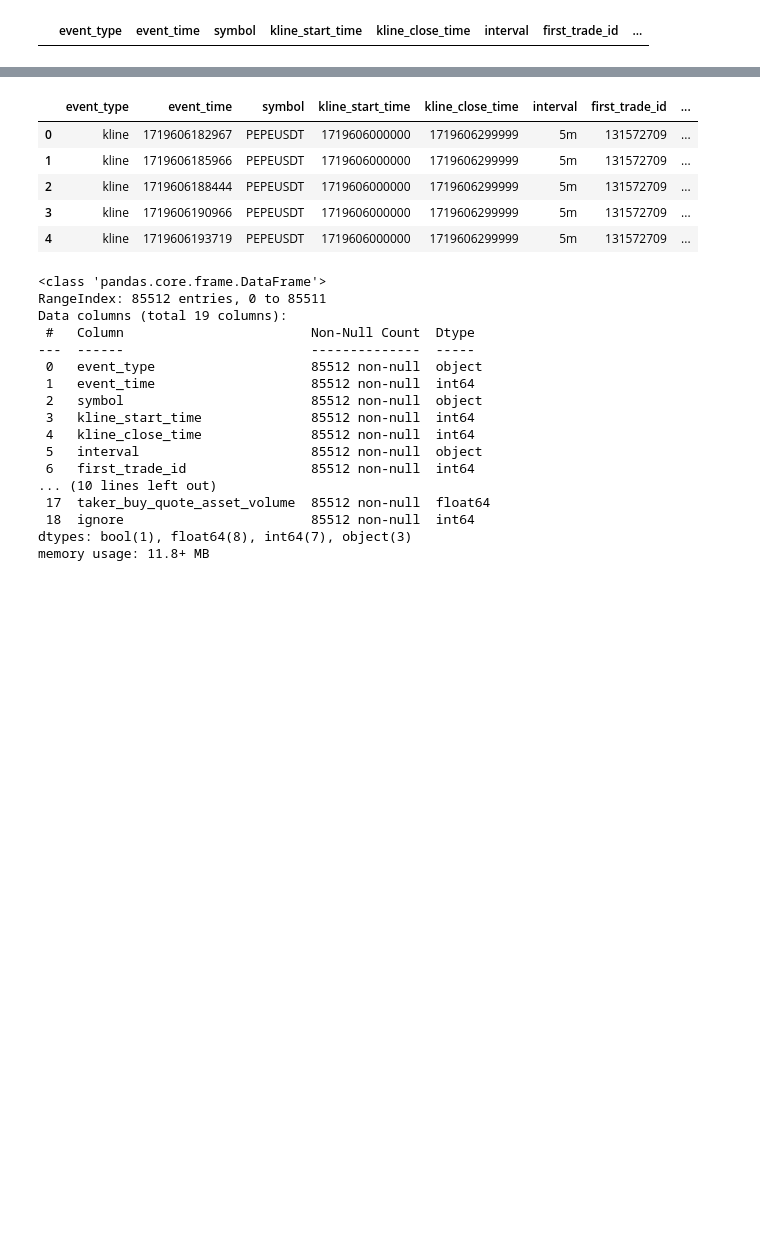
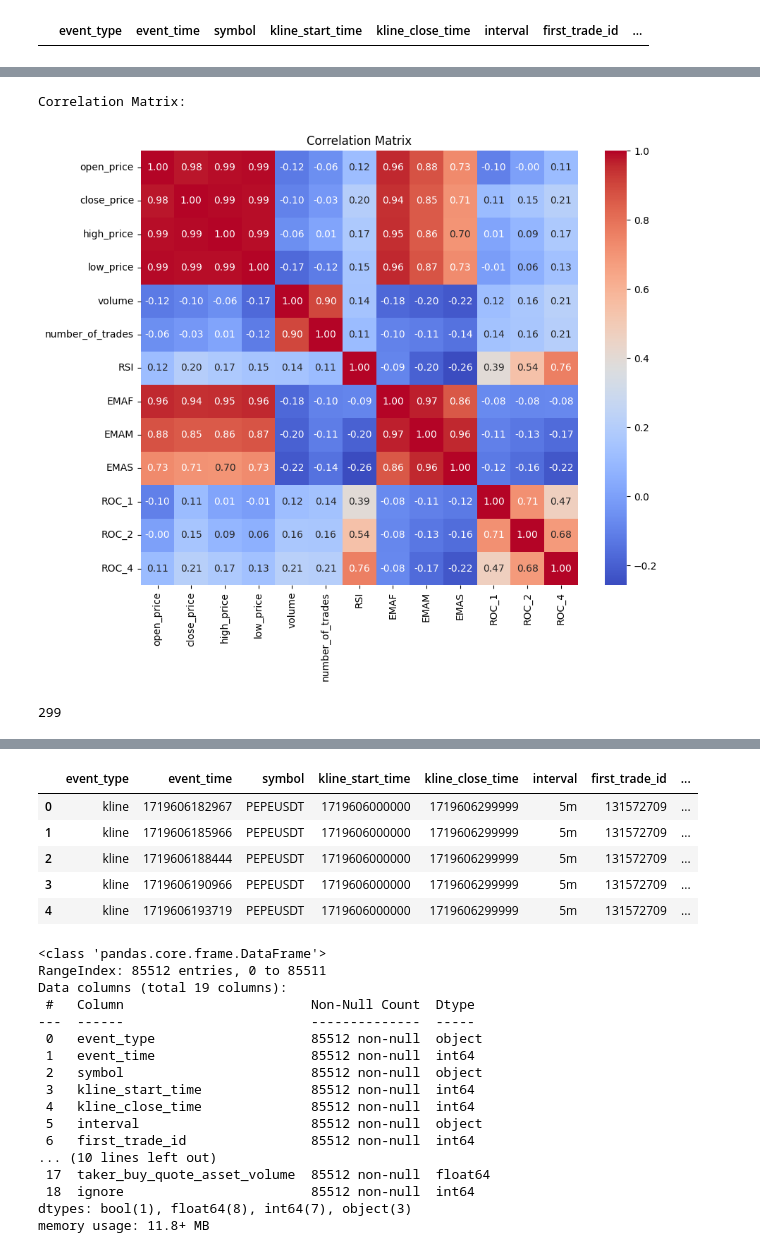
Before and after one commit to reha-hazir/real-time-trading-data-analysis, a Jupyter notebook: data_analytics/analysis/analysis.ipynb, the cells around one changed output, grey strips where cells are left out. Saved outputs shown, nothing was run; the diff lists cells and outputs as text; code cells hidden in the pictures; blank space fills up the shorter version.

Commit message:
LSTM implementation and data collection upgrades
- LSTM model implementation
- developments on the data collection
- added streaming trade data client
- added README file

```diff
--- a/data_analytics/analysis/analysis.ipynb
+++ b/data_analytics/analysis/analysis.ipynb
@@ -126,0 +113,12 @@ df.loc[51668:51670]
+# %%
+split_index = 51668
+
+df1 = df.iloc[:split_index]
+df2 = df.iloc[split_index:]
+
+train_1 = df1[df1['is_kline_closed'] == True]
+train_2 = df2[df2['is_kline_closed'] == True]
+
+combined_df = pd.concat([train_1, train_2], ignore_index=True)
+combined_df  = combined_df .sort_values(by='event_time')
+combined_df .head()
@@ -126,0 +132,62 @@ df.loc[51668:51670]
+# %%
+columns_to_drop = [
+    'ignore', 'is_kline_closed', 'event_time', 'symbol',
+    'kline_start_time', 'kline_close_time', 'interval', 'event_type',
+    'quote_assest_volume', 'take_buy_base_asset_volume', 'taker_buy_quote_asset_volume',
+    'first_trade_id', 'last_trade_id'
+]
+
+combined_df = combined_df.drop(columns=columns_to_drop)
+
+#RSI CALCULATION
+def calculate_rsi(data, window=6):
+
+    delta = data['close_price'].diff()
+
+    gain = (delta.where(delta > 0, 0)).rolling(window=window).mean()
+    loss = (-delta.where(delta < 0, 0)).rolling(window=window).mean()
+
+    rs = gain / loss
+
+    rsi = 100 - (100 / (1 + rs))
+
+    return rsi
+
+combined_df['RSI'] = calculate_rsi(combined_df)
+
+
+#EMAs CALCULATION
+def calculate_ema(combined_df, span):
+    return combined_df['close_price'].ewm(span=span, adjust=False).mean()
+
+combined_df['EMAF'] = calculate_ema(combined_df, span=12)
+combined_df['EMAM'] = calculate_ema(combined_df, span=26)
+combined_df['EMAS'] = calculate_ema(combined_df, span=50)
+
+#ROC CALCULATION
+def calculate_roc(combined_df, n):
+    return ((combined_df['close_price'] - combined_df['close_price'].shift(n)) / combined_df['close_price'].shift(n)) * 100
+
+
+combined_df['ROC_1'] = calculate_roc(combined_df, 1)
+combined_df['ROC_2'] = calculate_roc(combined_df, 2)
+combined_df['ROC_4'] = calculate_roc(combined_df, 4)
+
+
+combined_df = combined_df.dropna(subset=['close_price', 'RSI', 'ROC_1', 'ROC_2','ROC_4'])
+
+correlation_matrix = combined_df.corr()
+
+print("Correlation Matrix:")
+
+# Visualize the correlation matrix
+plt.figure(figsize=(10, 8))
+sns.heatmap(correlation_matrix, annot=True, cmap='coolwarm', fmt='.2f')
+plt.title('Correlation Matrix')
+plt.show()
+print(len(combined_df))
+combined_df.head()
+# %% [output]
+Correlation Matrix:
+[figure, added]
+299
```
Also changed, not shown: parts of 15 cells of this notebook, 5 other files.
